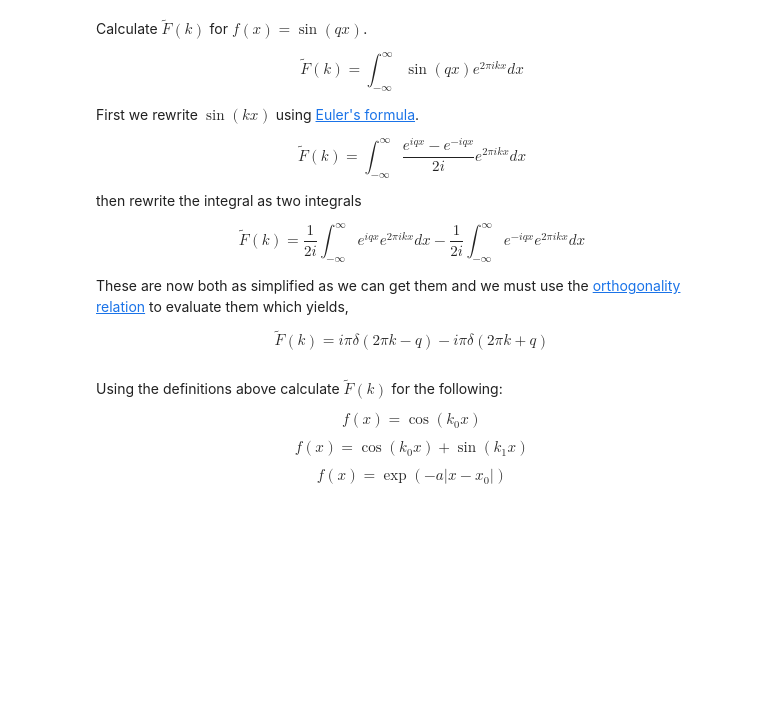
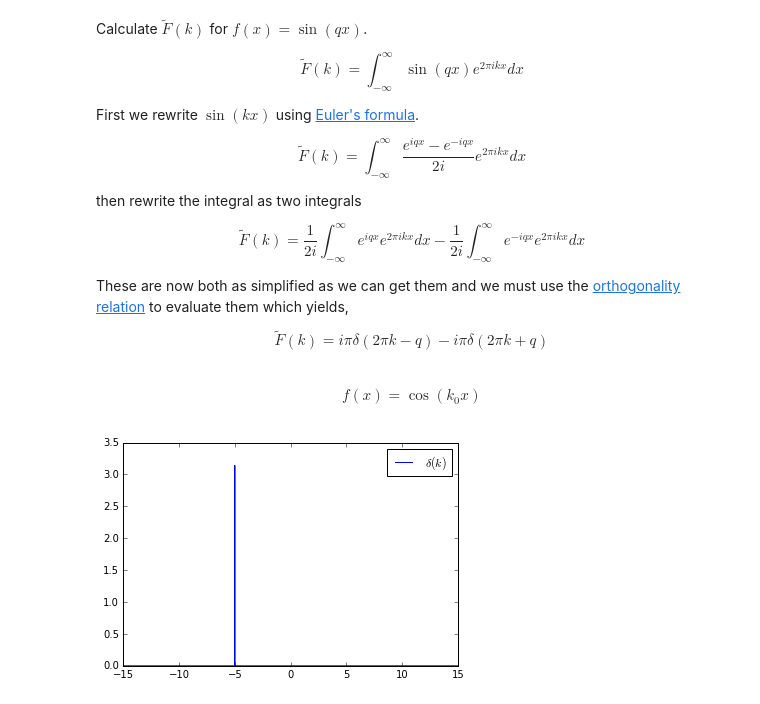
Before and after one commit to McMorranLab/McMorran-group-tutorials, a Jupyter notebook: Notebooks/FFT.ipynb, the cells around one changed output. Saved outputs shown, nothing was run; the diff lists cells and outputs as text; code cells hidden in the pictures; blank space fills up the shorter version.

```diff
--- a/Notebooks/FFT.ipynb
+++ b/Notebooks/FFT.ipynb
@@ -85,11 +90,5 @@ $$\tilde{F}(k) = \frac{1}{2 i}\int_{-\infty}^{\infty}e^{iqx}e^{2 \pi i k x}dx -
 These are now both as simplified as we can get them and we must use the [orthogonality relation](http://mathworld.wolfram.com/FourierTransformDeltaFunction.html) to evaluate them which yields,
 
 $$\tilde{F}(k) = i \pi \delta(2 \pi k - q)-i \pi \delta(2 \pi k + q)$$
-# %% [markdown]
-Using the definitions above calculate $\tilde{F}(k)$ for the following:
-
-$$f(x) = \cos(k_0 x)$$
-
-$$f(x) = \cos(k_0 x) + \sin(k_1 x)$$
-
-$$f(x)=\exp{\left(-a|x-x_0|\right)}$$
+# %% [markdown]
+$$f(x) = \cos(k_0 x)$$
@@ -95,0 +98,11 @@ $$f(x)=\exp{\left(-a|x-x_0|\right)}$$
+# %%
+def delta(x):
+    if np.min(x)>0:
+        return np.zeros_like(x)
+    elif np.max(x)<0:
+        return np.zeros_like(x)
+    else:
+        location_of_0 = np.argmin(np.abs(x))
+        d = np.zeros_like(x)
+        d[location_of_0] = np.pi
+        return d
@@ -95,0 +114,7 @@ $$f(x)=\exp{\left(-a|x-x_0|\right)}$$
+# %%
+x = np.arange(-15,15,.01)
+plt.plot(x, delta(x+5), label = r"$\delta(k)$")
+plt.legend()
+plt.show()
+# %% [output]
+[figure, added]
```
Also changed, not shown: parts of 21 cells of this notebook, 2 other files.
